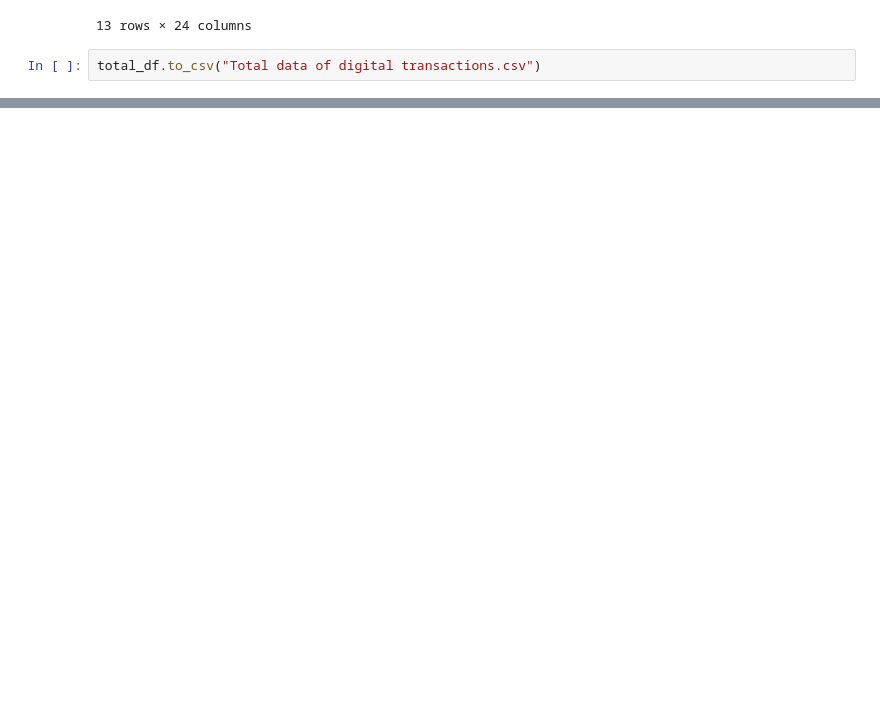
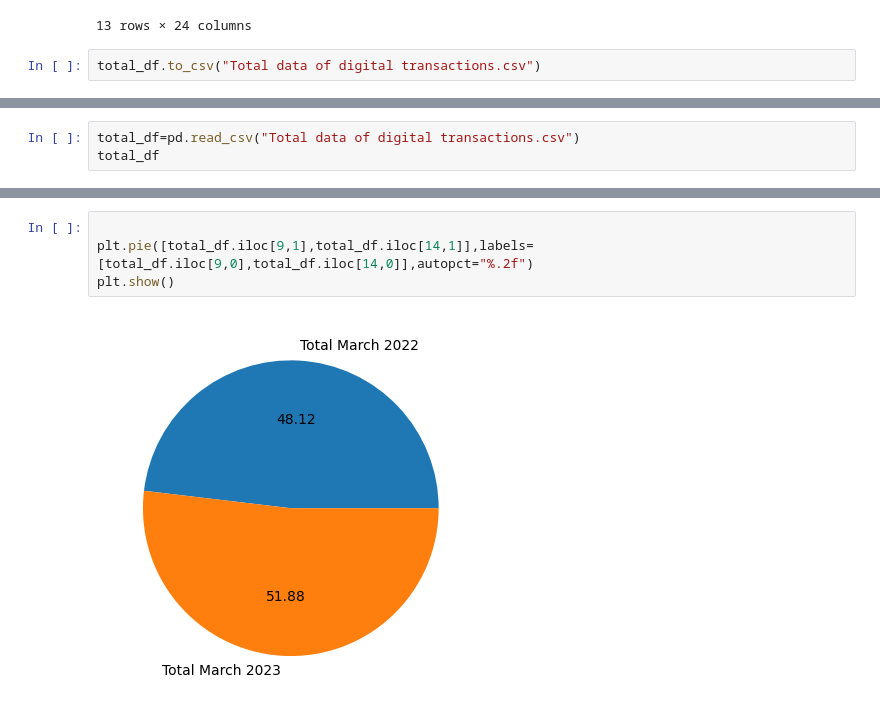
Before and after one commit to kxrxn08/DigitalTransactionAnalysis, a Jupyter notebook: DataCleaning/Quarterly.ipynb, the cells around one changed output, grey strips where cells are left out. Saved outputs shown, nothing was run; the diff lists cells and outputs as text; blank space fills up the shorter version.

```diff
--- a/DataCleaning/Quarterly.ipynb
+++ b/DataCleaning/Quarterly.ipynb
@@ -411,0 +496,3 @@ total_df.to_csv("Total data of digital transactions.csv")
+# %%
+total_df=pd.read_csv("Total data of digital transactions.csv")
+total_df
@@ -411,0 +556,6 @@ total_df.to_csv("Total data of digital transactions.csv")
+# %%
+
+plt.pie([total_df.iloc[9,1],total_df.iloc[14,1]],labels=[total_df.iloc[9,0],total_df.iloc[14,0]],autopct="%.2f")
+plt.show()
+# %% [output]
+[figure, added]
```
Also changed, not shown: parts of 8 cells of this notebook, 3 other files.
